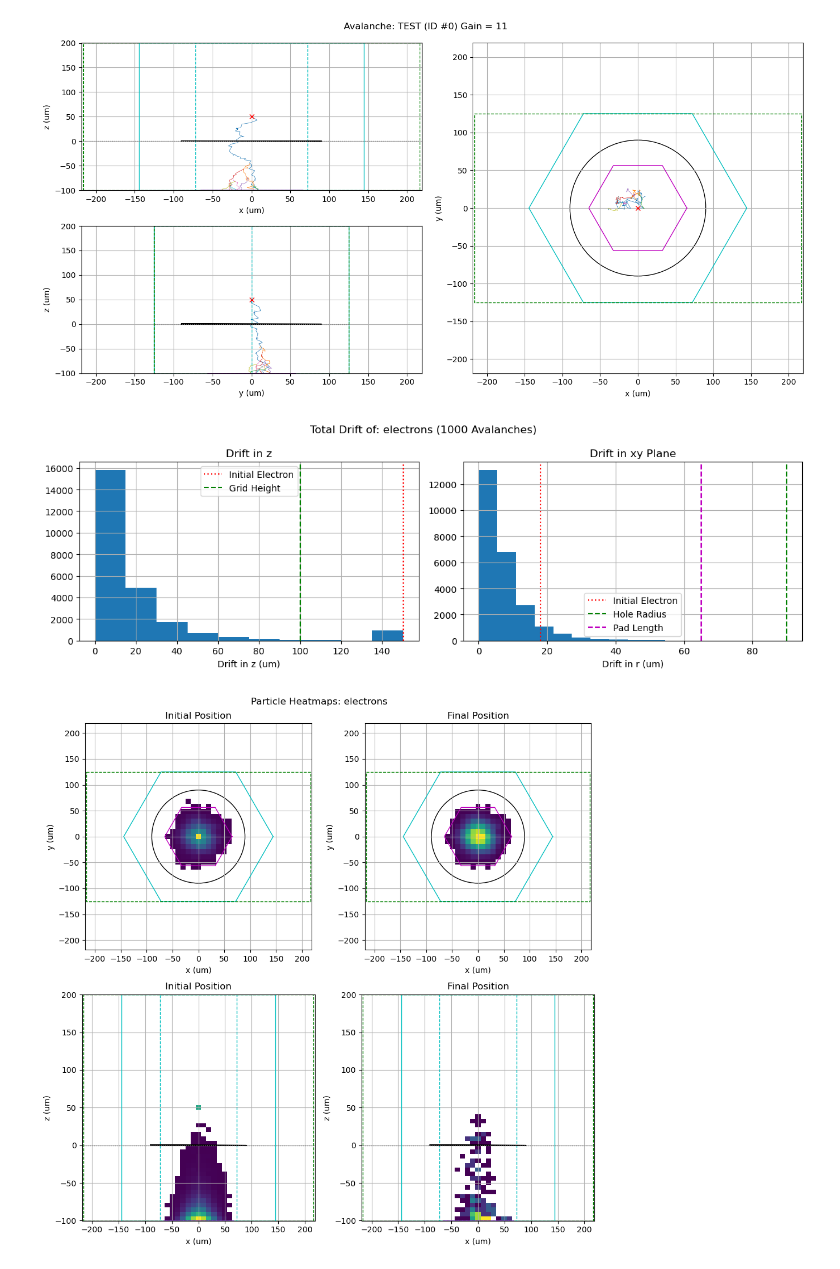
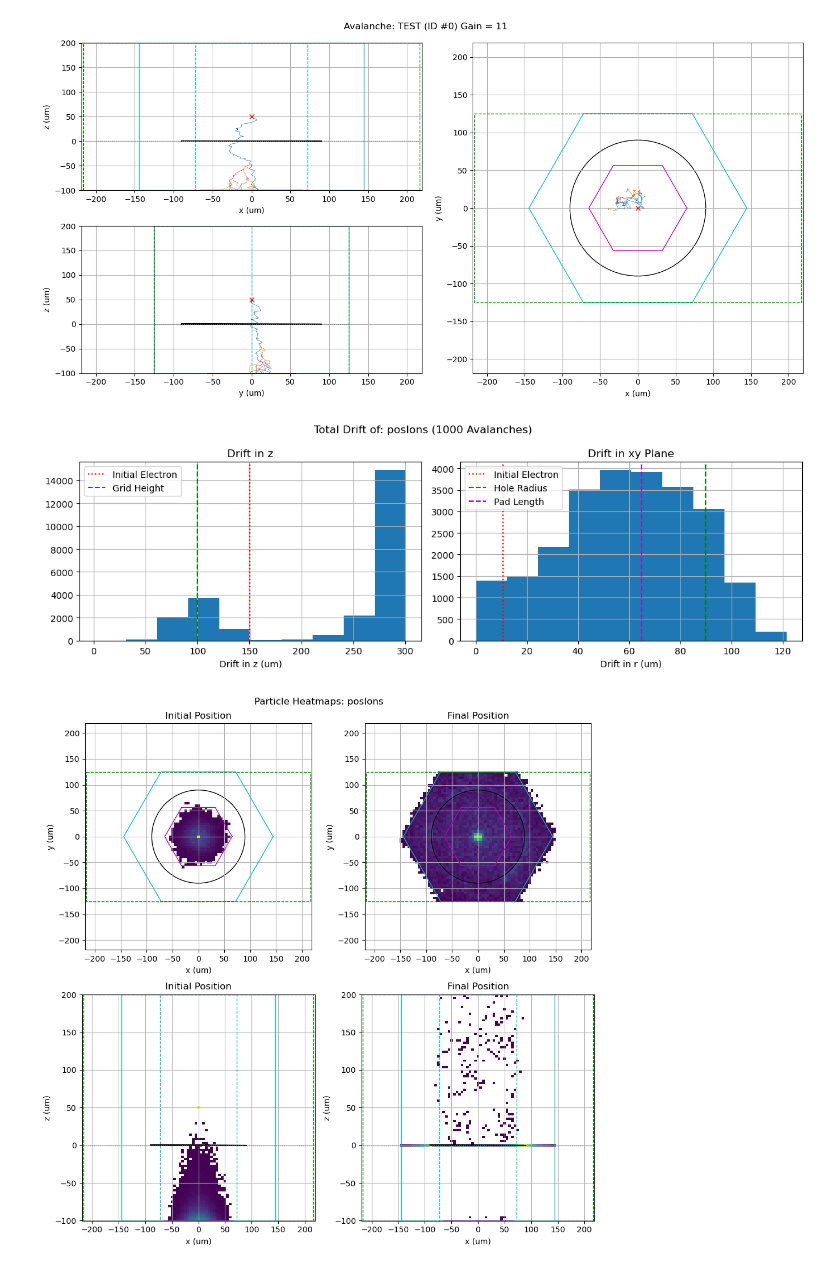
Before and after one commit to pltrogon/fims, a Jupyter notebook: Analysis/avalancheAnalysis.ipynb, the cells around one changed output. Drawn from its saved outputs; the diff is of its cells as text; code cells hidden in the pictures.

```diff
--- a/Analysis/avalancheAnalysis.ipynb
+++ b/Analysis/avalancheAnalysis.ipynb
@@ -45,9 +53,9 @@ simData.plotAvalanche2D(plotName='TEST')
 # %% [output]
 [figure]
 # %%
-particle = 'electron'
+particle = 'posIon'
 simData.plotDiffusion(particle)
-simData.plotParticleHeatmaps(particle)
+simData.plotParticleHeatmaps(particle, numBins=101)
 # %% [output]
-[figure, old version]
+[figure, new version]
-[figure, old version]
+[figure, new version]
```
Also changed, not shown: parts of 3 cells of this notebook, 2 other files.
